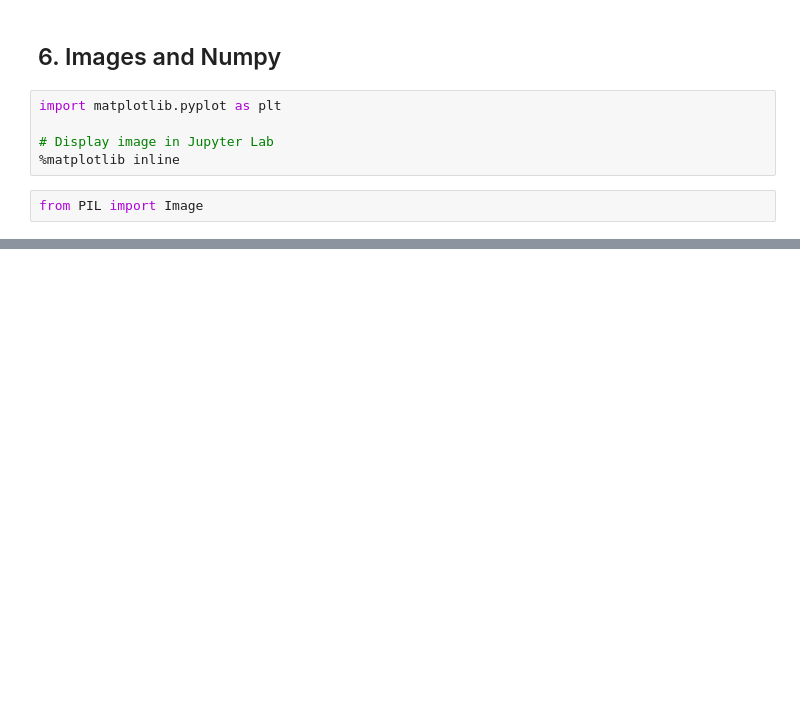
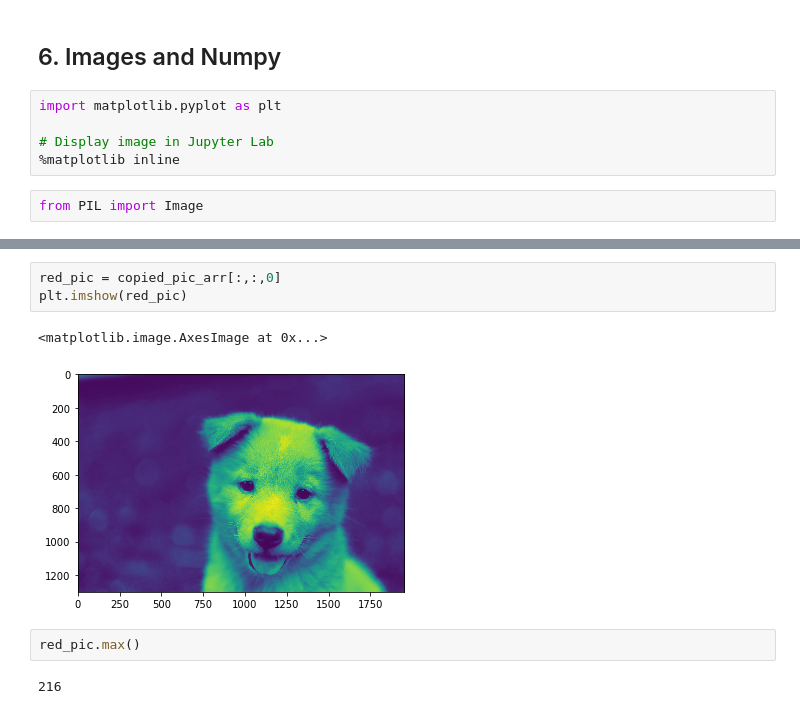
Before and after one commit to son-n-pham/Python-Image-Video-Processing, a Jupyter notebook: 00-NumPy-and-Image-Basics/Son_NumpyArrayImage.ipynb, the cells around one changed output, grey strips where cells are left out. Cells and saved outputs as stored; diff of their text form; blank space fills up the shorter version.

```diff
--- a/00-NumPy-and-Image-Basics/Son_NumpyArrayImage.ipynb
+++ b/00-NumPy-and-Image-Basics/Son_NumpyArrayImage.ipynb
@@ -234,0 +295,10 @@ from PIL import Image
+# %%
+red_pic = copied_pic_arr[:,:,0]
+plt.imshow(red_pic)
+# %% [output]
+<matplotlib.image.AxesImage at 0x...>
+[figure, added]
+# %%
+red_pic.max()
+# %% [output]
+216
```
Also changed, not shown: parts of 17 cells of this notebook, 1 other file.
